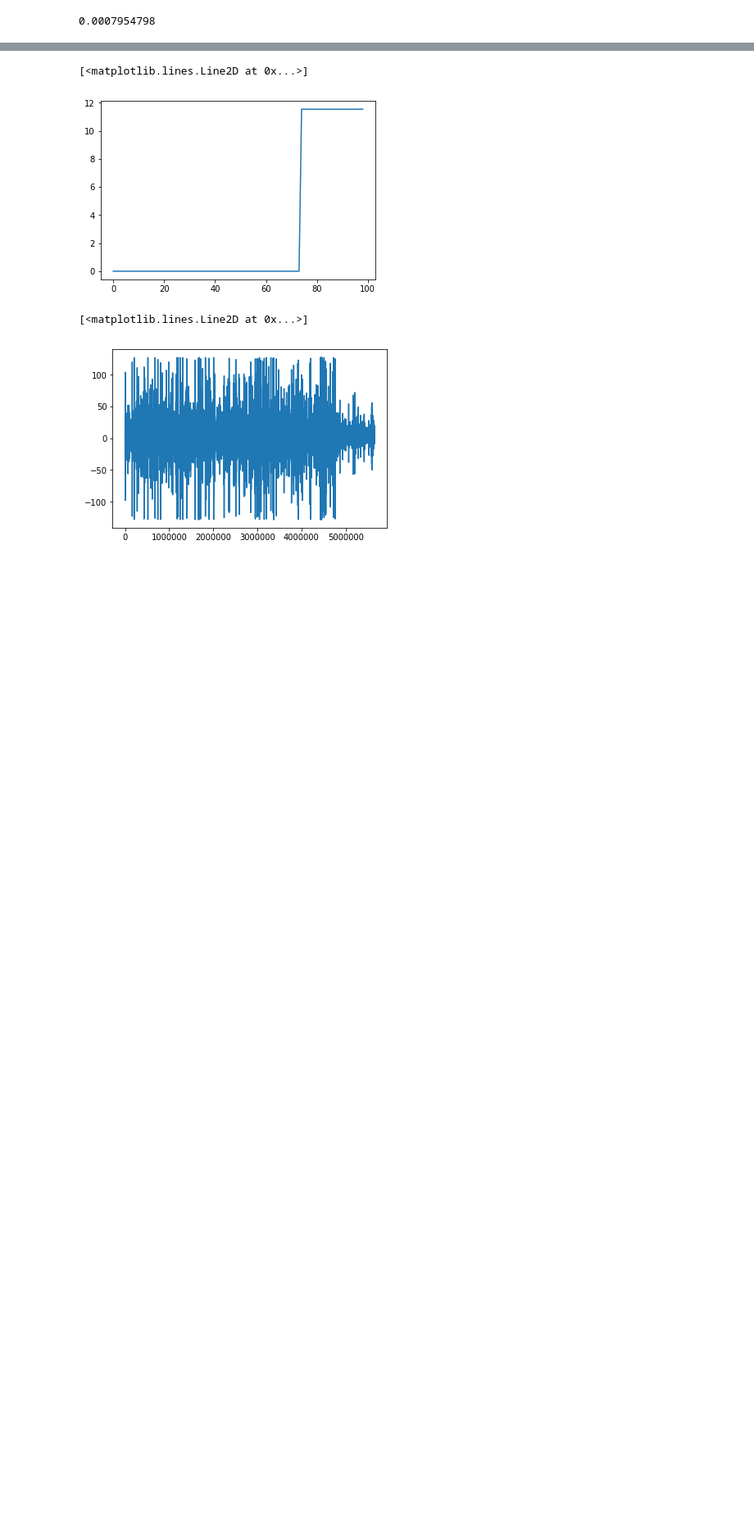
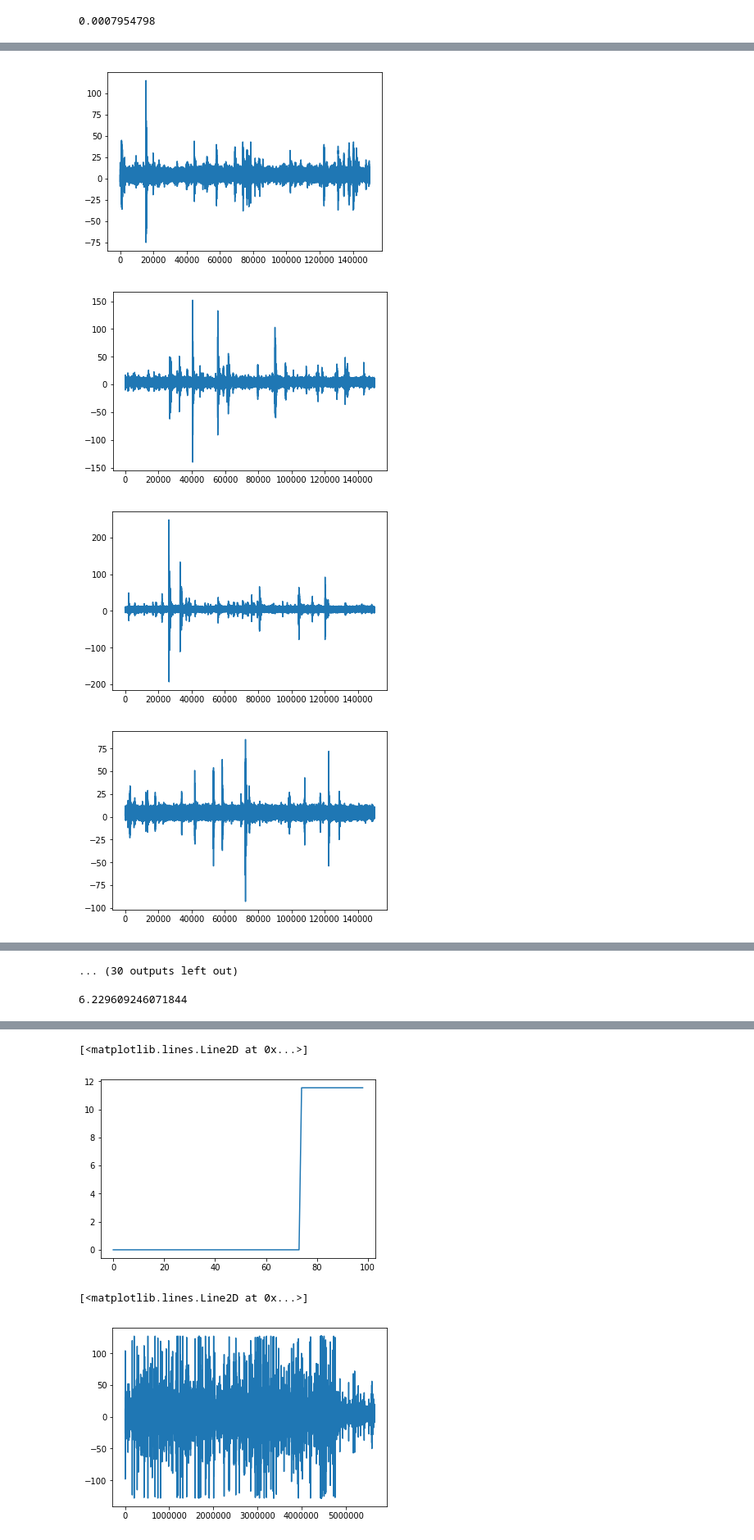
Before and after one commit to canslab/DeepQuake, a Jupyter notebook: models/Data Analysis.ipynb, the cells around one changed output, grey strips where cells are left out. Shown at 82% size. Saved outputs shown, nothing was run; the diff lists cells and outputs as text; code cells hidden in the pictures; blank space fills up the shorter version.

```diff
--- a/models/Data Analysis.ipynb
+++ b/models/Data Analysis.ipynb
@@ -67,0 +252,8 @@ _ = plt.bar(np.arange(len(train_segments)), [ s[1] - s[0] for s in train_segment
+# %%
+maxV = np.asarray(maxV)
+print("max above 1000:")
+print(np.where(maxV > 500))
+t = np.where(maxV > 500)[0]
+print(t.shape)
+maxV[145]
+maxV.max(axis=0)
@@ -67,0 +268,12 @@ _ = plt.bar(np.arange(len(train_segments)), [ s[1] - s[0] for s in train_segment
+# %%
+stdbig = []
+for i in range(len(t)):
+    plt.plot([i for i in range(len(x[i][np.where(np.abs(x[i]) < 2000)[0]]))],
+         x[i][np.where(np.abs(x[i]) < 2000)[0]])
+    plt.show()
+    stdbig.append(x[i][np.where(np.abs(x[i]) < 2000)[0]].std())
+# %% [output]
+[figure, added]
+[figure, added]
+[figure, added]
+[figure, added]
@@ -67,0 +288,6 @@ _ = plt.bar(np.arange(len(train_segments)), [ s[1] - s[0] for s in train_segment
+... (30 outputs left out)
+# %%
+stdbig = np.asarray(stdbig)
+stdbig[np.where(stdbig < 15)].mean()
+# %% [output]
+6.229609246071844
```
Also changed, not shown: parts of 28 cells of this notebook, 8 other files.
